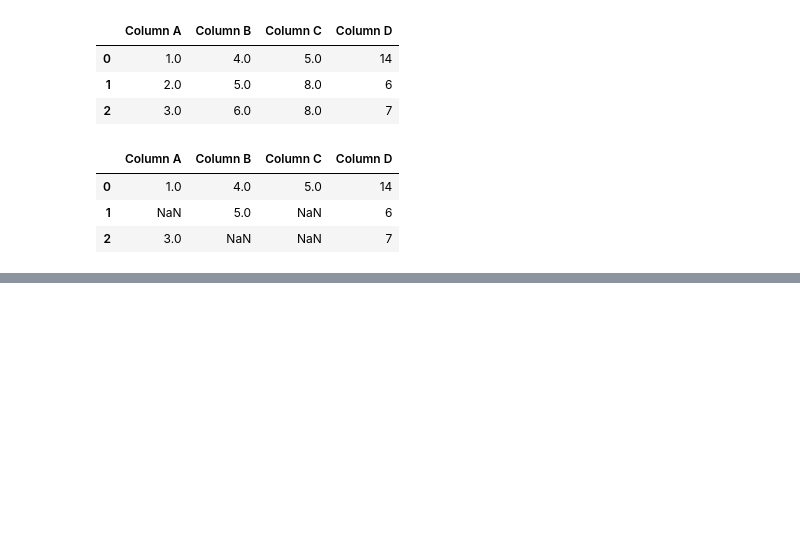
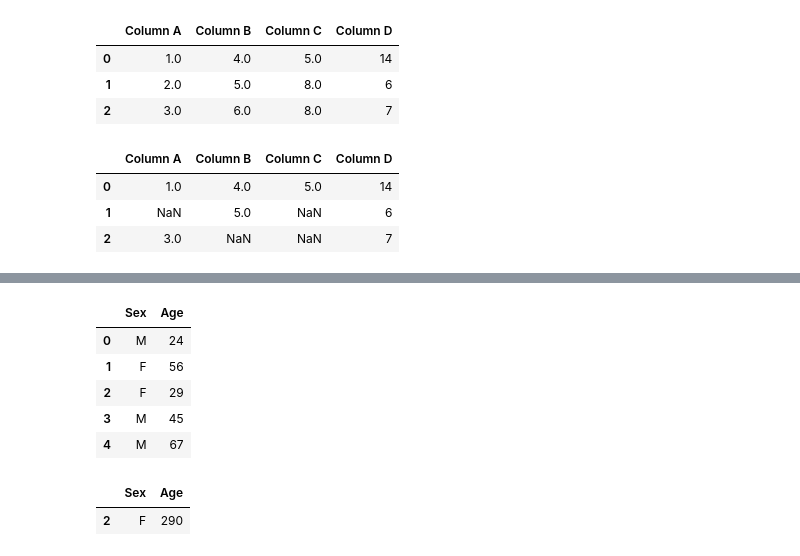
Before and after one commit to Yanil01/pandas_, a Jupyter notebook: main.ipynb, the cells around one changed output, grey strips where cells are left out. Drawn from its saved outputs; the diff is of its cells as text; code cells hidden in the pictures; blank space fills up the shorter version.

```diff
--- a/main.ipynb
+++ b/main.ipynb
@@ -1008,0 +1042,14 @@ df
+# %%
+df.replace({'Sex':{'D':'M','?':'M'},'Age':{290:29}}) # replace the value of the df
+# %% [output]
+|  | Sex | Age |
+| 0 | M | 24 |
+| 1 | F | 56 |
+| 2 | F | 29 |
+| 3 | M | 45 |
+| 4 | M | 67 |
+# %%
+df[df['Age']>100] # get the values of the df which are greater than 100
+# %% [output]
+|  | Sex | Age |
+| 2 | F | 290 |
```
Also changed, not shown: parts of 7 cells of this notebook.
